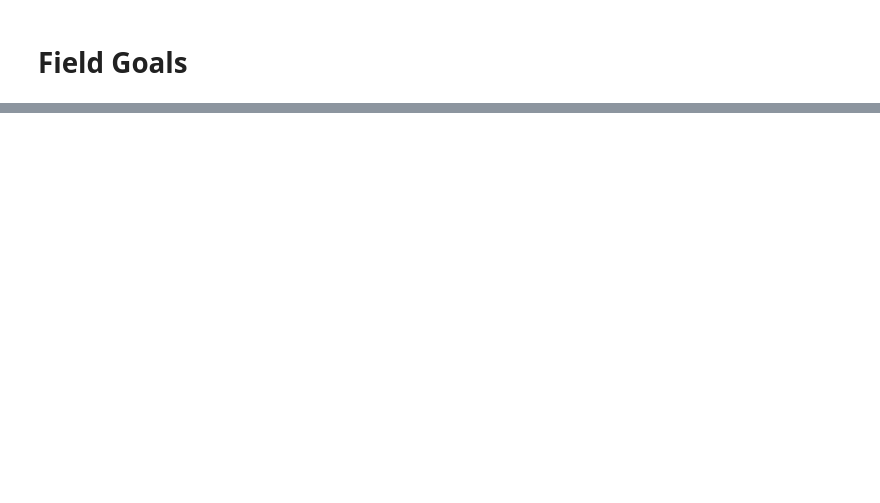
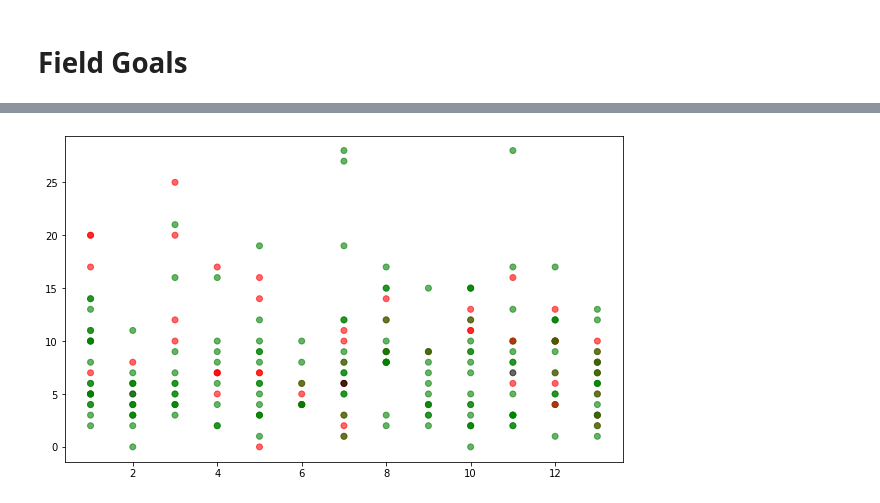
Before and after one commit to iletthedawgsout/blogposts, a Jupyter notebook: field_goals/field_goals.ipynb, the cells around one changed output, grey strips where cells are left out. Drawn from its saved outputs; the diff is of its cells as text; code cells hidden in the pictures; blank space fills up the shorter version.

```diff
--- a/field_goals/field_goals.ipynb
+++ b/field_goals/field_goals.ipynb
@@ -52,0 +71,6 @@ plt.show()
+# %%
+plt.figure(figsize=(10,6))
+plt.scatter(kick_df.week, kick_df.distance, c=kick_df.color, alpha=0.6)
+plt.show()
+# %% [output]
+[figure, added]
```
Also changed, not shown: parts of 12 cells of this notebook, 1 other file.
